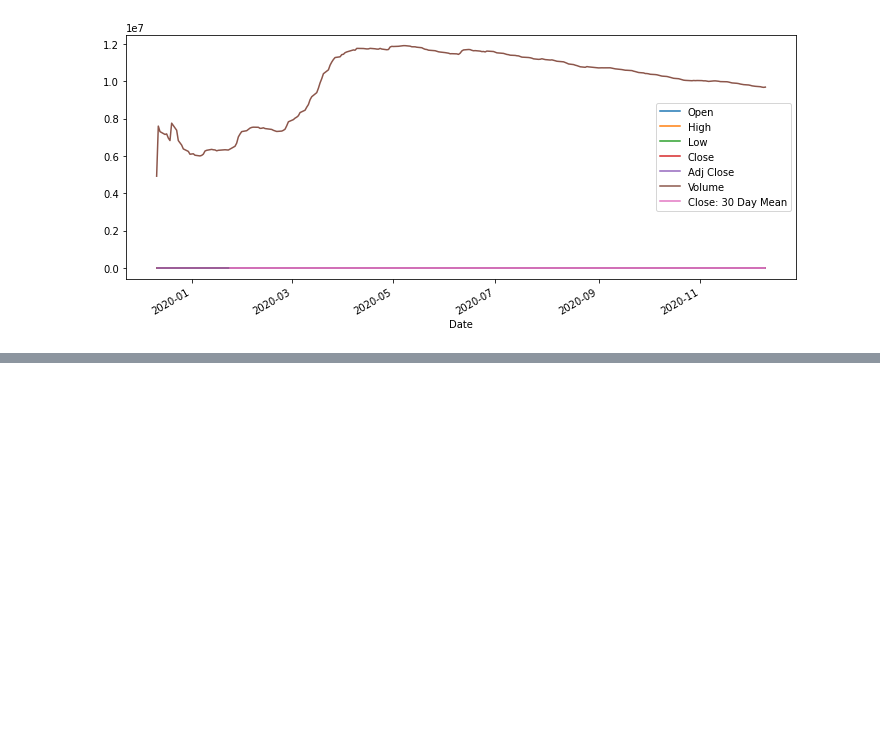
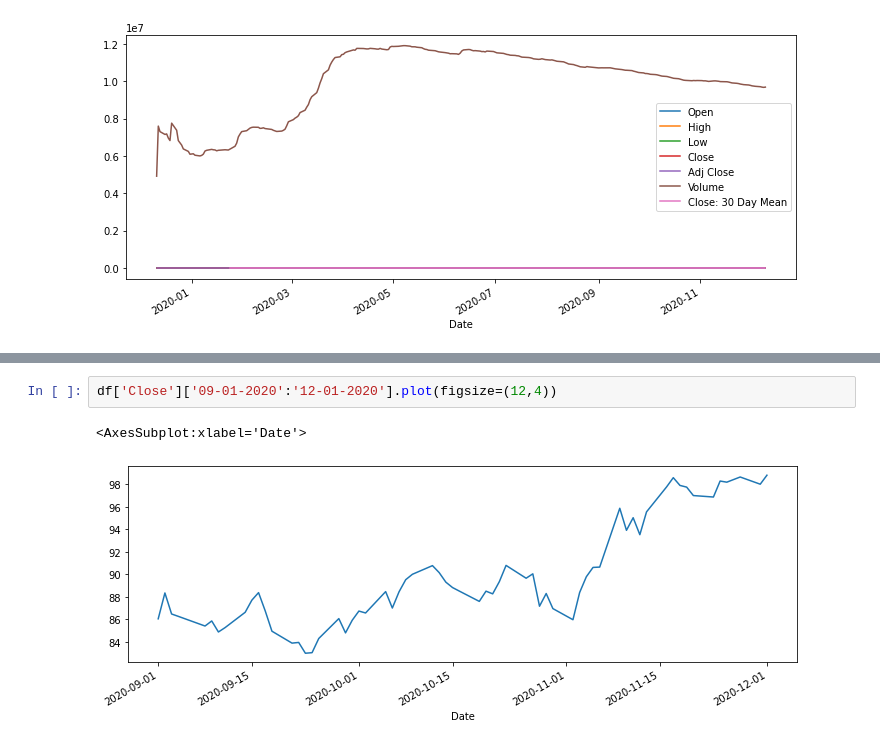
Before and after one commit to tankasalamanisha/TimeSeries, a Jupyter notebook: Basics/TimeSeries with Pandas.ipynb, the cells around one changed output, grey strips where cells are left out. Drawn from its saved outputs; the diff is of its cells as text; blank space fills up the shorter version.

```diff
--- a/Basics/TimeSeries with Pandas.ipynb
+++ b/Basics/TimeSeries with Pandas.ipynb
@@ -139,0 +163,5 @@ df.expanding().mean().plot(figsize=(12,5))
+# %%
+df['Close']['09-01-2020':'12-01-2020'].plot(figsize=(12,4))
+# %% [output]
+<AxesSubplot:xlabel='Date'>
+[figure, added]
```
Also changed, not shown: parts of 9 cells of this notebook, 2 other files.
